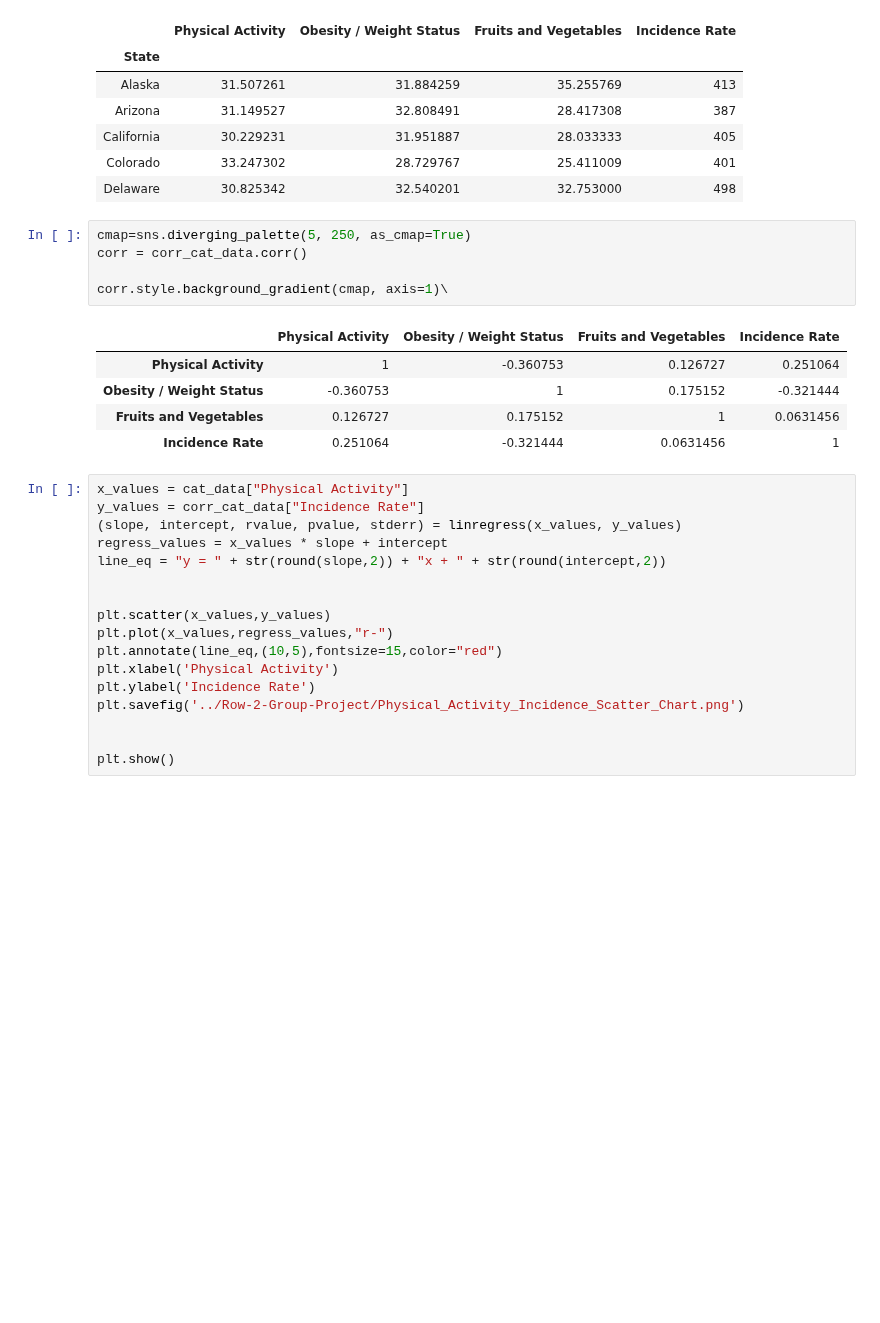
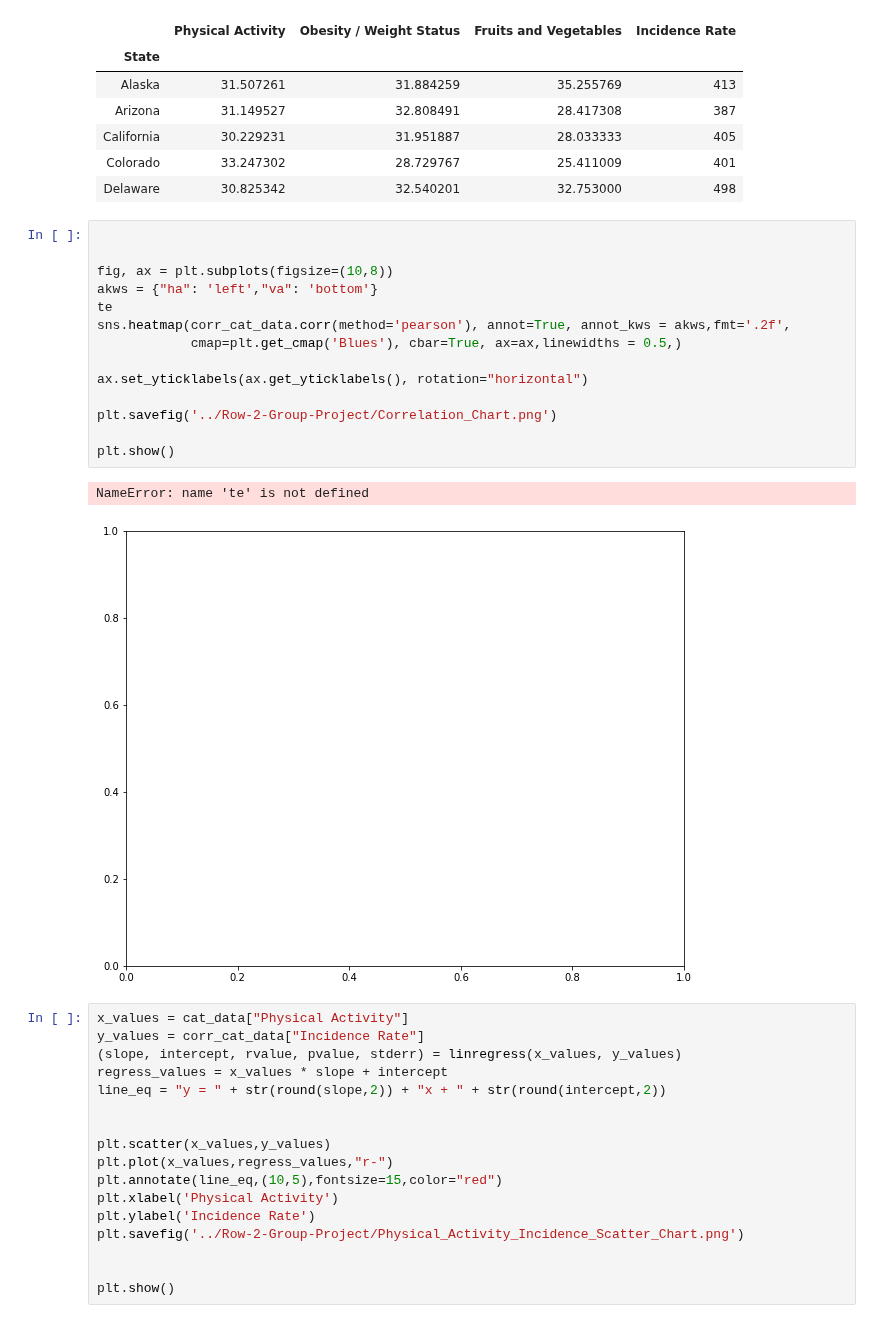
Before and after one commit to settinge/Cancer-and-Nonbiological-Variables, a Jupyter notebook: Lifestyle Data Code.ipynb, the cells around one changed output. Cells and saved outputs as stored; diff of their text form; blank space fills up the shorter version.

```diff
--- a/Lifestyle Data Code.ipynb
+++ b/Lifestyle Data Code.ipynb
@@ -134,17 +129,23 @@ corr_cat_data.dropna().head()
 | California | 30.229231 | 31.951887 | 28.033333 | 405 |
 | Colorado | 33.247302 | 28.729767 | 25.411009 | 401 |
 | Delaware | 30.825342 | 32.540201 | 32.753000 | 498 |
-# %%
-cmap=sns.diverging_palette(5, 250, as_cmap=True)
-corr = corr_cat_data.corr()
-
-corr.style.background_gradient(cmap, axis=1)\
-# %% [output]
-|  | Physical Activity | Obesity / Weight Status | Fruits and Vegetables | Incidence Rate |
-| Physical Activity | 1 | -0.360753 | 0.126727 | 0.251064 |
-| Obesity / Weight Status | -0.360753 | 1 | 0.175152 | -0.321444 |
-| Fruits and Vegetables | 0.126727 | 0.175152 | 1 | 0.0631456 |
-| Incidence Rate | 0.251064 | -0.321444 | 0.0631456 | 1 |
+# %%
+
+
+fig, ax = plt.subplots(figsize=(10,8))
+akws = {"ha": 'left',"va": 'bottom'}
+te
+sns.heatmap(corr_cat_data.corr(method='pearson'), annot=True, annot_kws = akws,fmt='.2f',
+            cmap=plt.get_cmap('Blues'), cbar=True, ax=ax,linewidths = 0.5,)
+
+ax.set_yticklabels(ax.get_yticklabels(), rotation="horizontal")
+
+plt.savefig('../Row-2-Group-Project/Correlation_Chart.png')
+
+plt.show()
+# %% [output]
+NameError: name 'te' is not defined
+[figure, added]
 # %%
 x_values = cat_data["Physical Activity"]
 y_values = corr_cat_data["Incidence Rate"]
```
Also changed, not shown: parts of 1 cell of this notebook, 2 other files.
